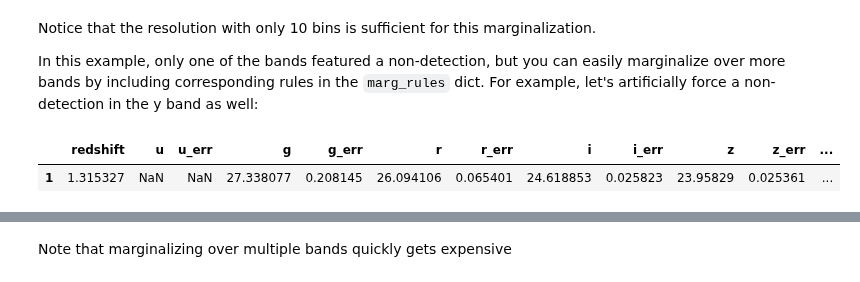
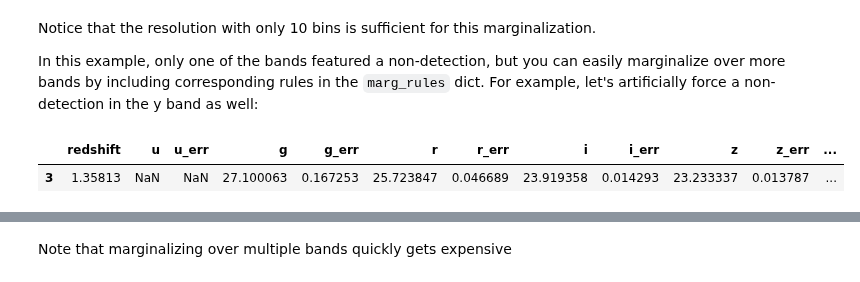
Before and after one commit to LSSTDESC/rail_attic, a Jupyter notebook: examples/creation/posterior-demo.ipynb, the cells around one changed output, grey strips where cells are left out. Saved outputs shown, nothing was run; the diff lists cells and outputs as text; code cells hidden in the pictures.

```diff
--- a/examples/creation/posterior-demo.ipynb
+++ b/examples/creation/posterior-demo.ipynb
@@ -392,12 +389,12 @@ Notice that the resolution with only 10 bins is sufficient for this marginalizat
 
 In this example, only one of the bands featured a non-detection, but you can easily marginalize over more bands by including corresponding rules in the `marg_rules` dict. For example, let's artificially force a non-detection in the y band as well:
 # %%
-sample_double_degraded = samples_degraded.iloc[1:2].copy()
+sample_double_degraded = samples_degraded.iloc[3:4].copy()
 sample_double_degraded.iloc[0, 11:] *= np.nan
 sample_double_degraded
 # %% [output]
 |  | redshift | u | u_err | g | g_err | r | r_err | i | i_err | z | z_err | ... |
-| 1 | 1.315327 | NaN | NaN | 27.338077 | 0.208145 | 26.094106 | 0.065401 | 24.618853 | 0.025823 | 23.95829 | 0.025361 | ... |
+| 3 | 1.35813 | NaN | NaN | 27.100063 | 0.167253 | 25.723847 | 0.046689 | 23.919358 | 0.014293 | 23.233337 | 0.013787 | ... |
 # %%
 # set up the marginalization rules for u and y marginalization
 marg_rules = {
```
Also changed, not shown: parts of 14 cells of this notebook, 2 other files.
